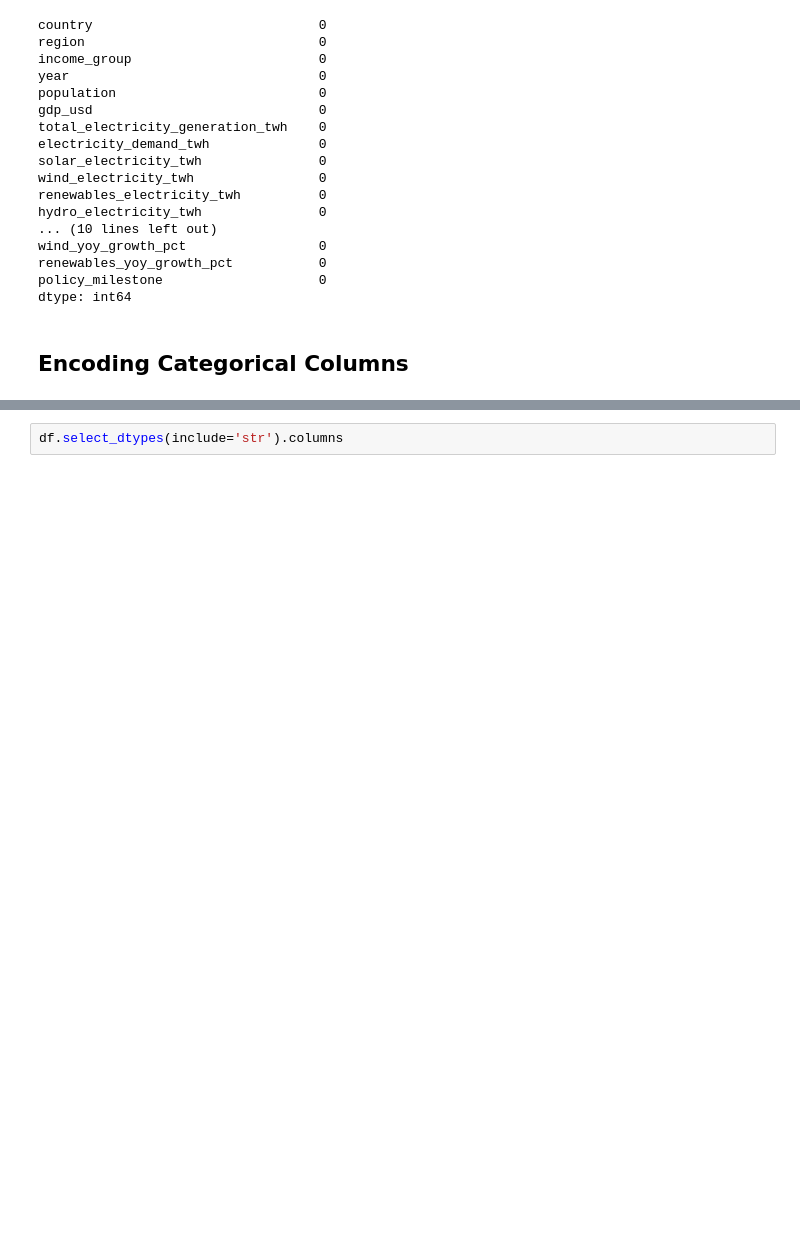
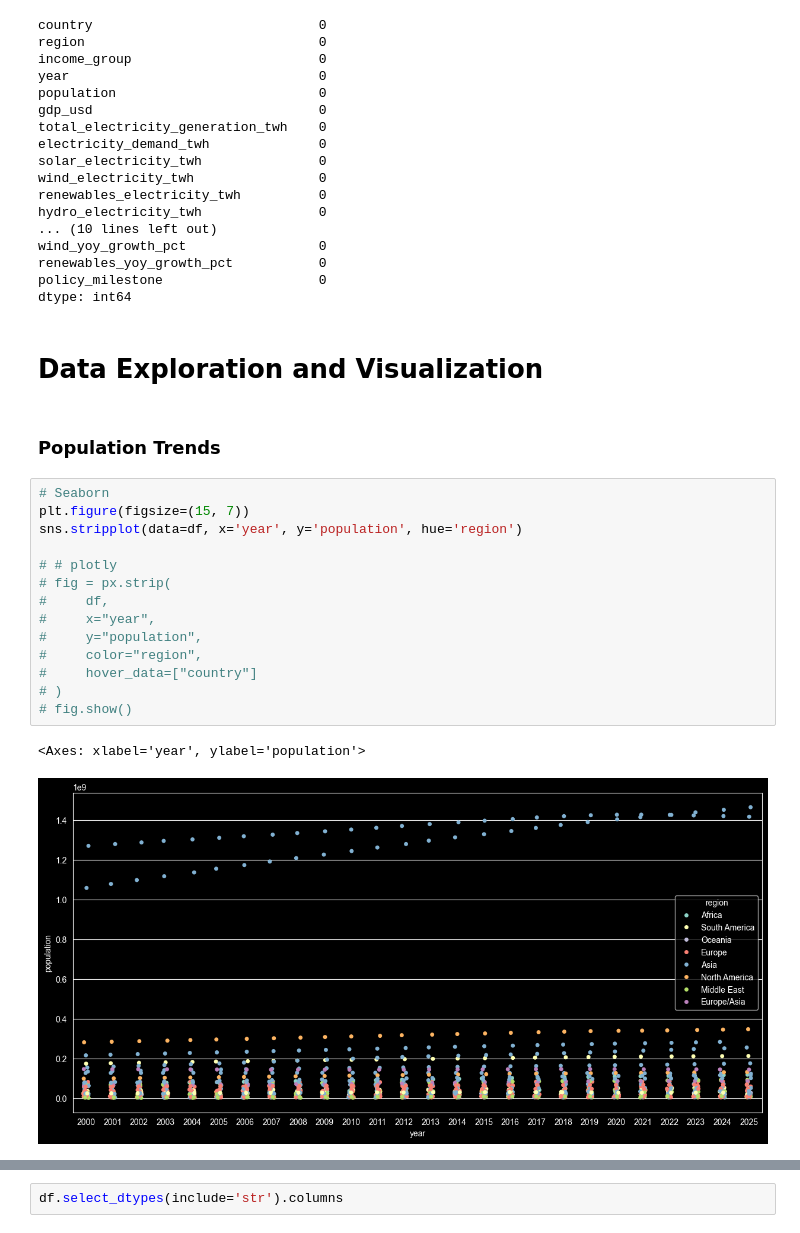
Before and after one commit to Jaydeep2020/AI-ML_Sculptsoft, a Jupyter notebook: 03-06-2026-EDA-EnergyDataset/EDA_energy_transition.ipynb, the cells around one changed output, grey strips where cells are left out. Cells and saved outputs as stored; diff of their text form; blank space fills up the shorter version.

Commit message:
Plot Graph5

```diff
--- a/03-06-2026-EDA-EnergyDataset/EDA_energy_transition.ipynb
+++ b/03-06-2026-EDA-EnergyDataset/EDA_energy_transition.ipynb
@@ -360,5 +367,24 @@ wind_yoy_growth_pct                 0
 renewables_yoy_growth_pct           0
 policy_milestone                    0
 dtype: int64
-# %% [markdown]
-## Encoding Categorical Columns
+# %% [markdown]
+# Data Exploration and Visualization
+# %% [markdown]
+### Population Trends
+# %%
+# Seaborn
+plt.figure(figsize=(15, 7))
+sns.stripplot(data=df, x='year', y='population', hue='region')
+
+# # plotly
+# fig = px.strip(
+#     df,
+#     x="year",
+#     y="population",
+#     color="region",
+#     hover_data=["country"]
+# )
+# fig.show()
+# %% [output]
+<Axes: xlabel='year', ylabel='population'>
+[figure, added]
```
Also changed, not shown: parts of 36 cells of this notebook, 1 other file.
